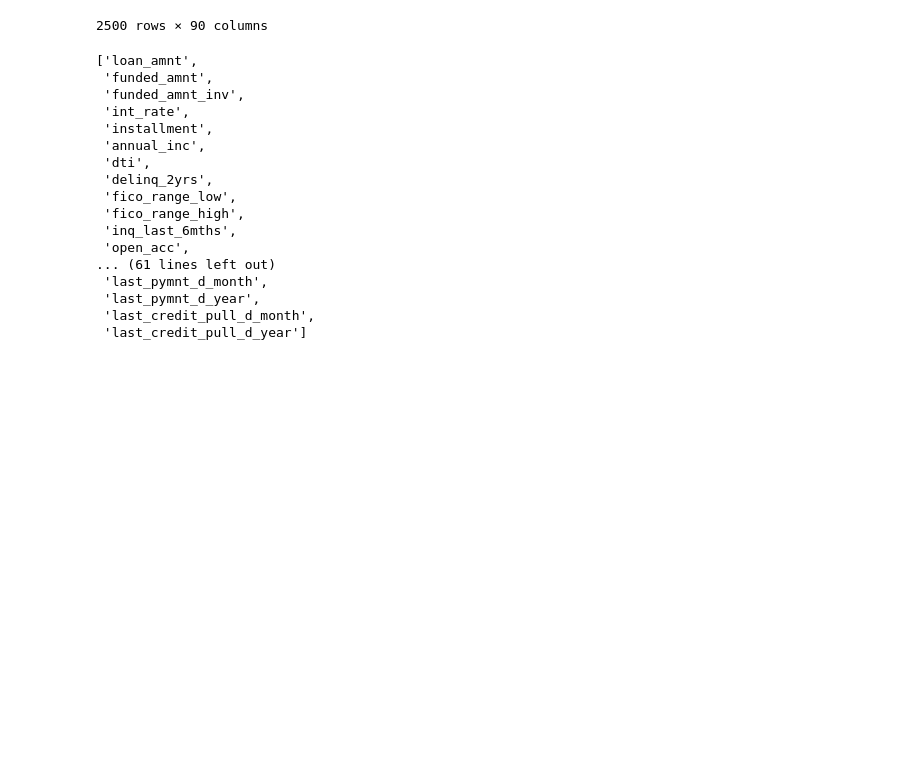
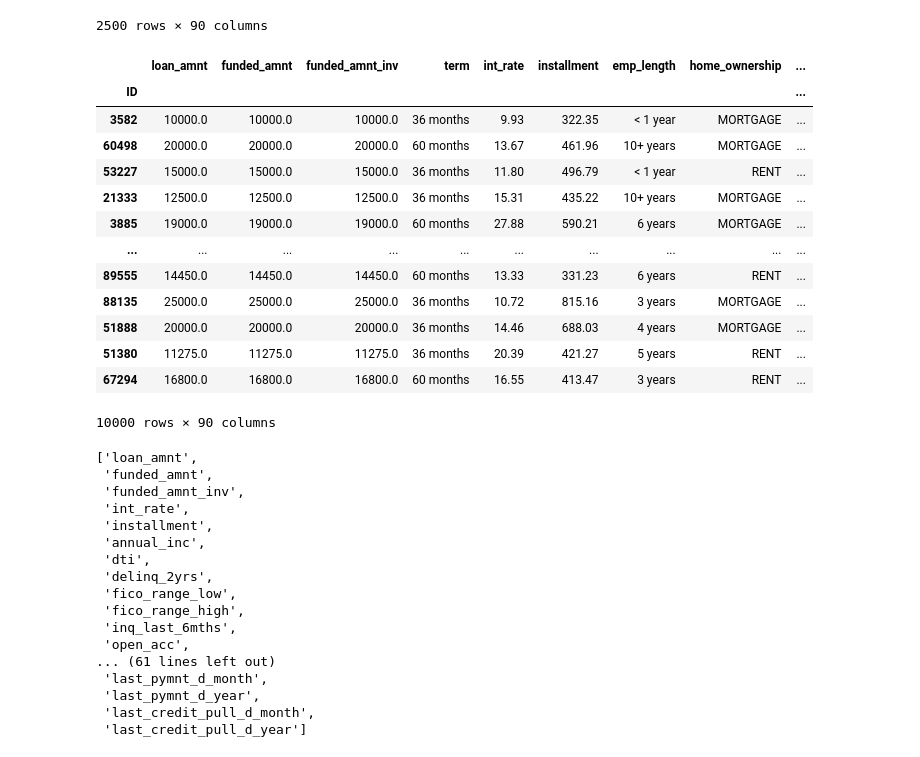
Before and after one commit to tobsel7/course-machine-learning-tuvienna, a Jupyter notebook: src/exercise1/loan.ipynb, the cells around one changed output. Saved outputs shown, nothing was run; the diff lists cells and outputs as text; code cells hidden in the pictures; blank space fills up the shorter version.

```diff
--- a/src/exercise1/loan.ipynb
+++ b/src/exercise1/loan.ipynb
@@ -236,6 +235,8 @@ for column in columns_to_convert:
 for column in columns_to_convert:
     if column in X_test.columns:  # Check if the column exists in the DataFrame
         X_test[column] = X_test[column].map(conversion_dict)
+    if column in X_valid.columns:
+        X_valid[column] = X_valid[column].map(conversion_dict)
 # %% [markdown]
 ## Map categorical values to string representations
 # %%
@@ -243,6 +244,8 @@ for column in columns_to_convert:
 X_train['initial_list_status'] = X_train['initial_list_status'].replace({'w': 'Whole loan', 'f': 'Fractional loan'})
 # %%
 X_test['initial_list_status'] = X_test['initial_list_status'].replace({'w': 'Whole loan', 'f': 'Fractional loan'})
+# %%
+X_valid['initial_list_status'] = X_valid['initial_list_status'].replace({'w': 'Whole loan', 'f': 'Fractional loan'})
 # %% [markdown]
 ## Show preprocessed data
 # %%
@@ -279,6 +282,23 @@ X_test
 | 45389 | 7000.0 | 7000.0 | 7000.0 | 36 months | 15.59 | 244.69 | 4 years | MORTGAGE | ... |
 | 17166 | 10075.0 | 10075.0 | 10075.0 | 60 months | 19.99 | 266.87 | 4 years | RENT | ... |
 2500 rows × 90 columns
+# %%
+X_valid
+# %% [output]
+|  | loan_amnt | funded_amnt | funded_amnt_inv | term | int_rate | installment | emp_length | home_ownership | ... |
+| ID |  |  |  |  |  |  |  |  | ... |
+| 3582 | 10000.0 | 10000.0 | 10000.0 | 36 months | 9.93 | 322.35 | < 1 year | MORTGAGE | ... |
+| 60498 | 20000.0 | 20000.0 | 20000.0 | 60 months | 13.67 | 461.96 | 10+ years | MORTGAGE | ... |
+| 53227 | 15000.0 | 15000.0 | 15000.0 | 36 months | 11.80 | 496.79 | < 1 year | RENT | ... |
+| 21333 | 12500.0 | 12500.0 | 12500.0 | 36 months | 15.31 | 435.22 | 10+ years | MORTGAGE | ... |
+| 3885 | 19000.0 | 19000.0 | 19000.0 | 60 months | 27.88 | 590.21 | 6 years | MORTGAGE | ... |
+| ... | ... | ... | ... | ... | ... | ... | ... | ... | ... |
+| 89555 | 14450.0 | 14450.0 | 14450.0 | 60 months | 13.33 | 331.23 | 6 years | RENT | ... |
+| 88135 | 25000.0 | 25000.0 | 25000.0 | 36 months | 10.72 | 815.16 | 3 years | MORTGAGE | ... |
+| 51888 | 20000.0 | 20000.0 | 20000.0 | 36 months | 14.46 | 688.03 | 4 years | MORTGAGE | ... |
+| 51380 | 11275.0 | 11275.0 | 11275.0 | 36 months | 20.39 | 421.27 | 5 years | RENT | ... |
+| 67294 | 16800.0 | 16800.0 | 16800.0 | 60 months | 16.55 | 413.47 | 3 years | RENT | ... |
+10000 rows × 90 columns
 # %%
 data_types = X_train.dtypes
 
```
Also changed, not shown: parts of 9 cells of this notebook, 5 other files.
